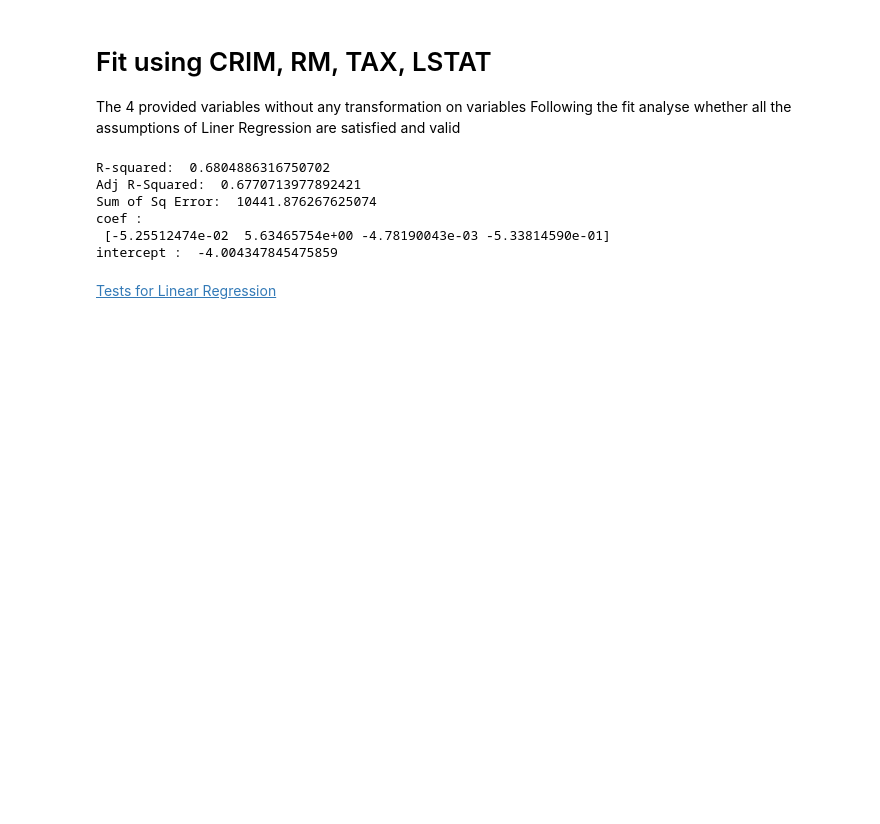
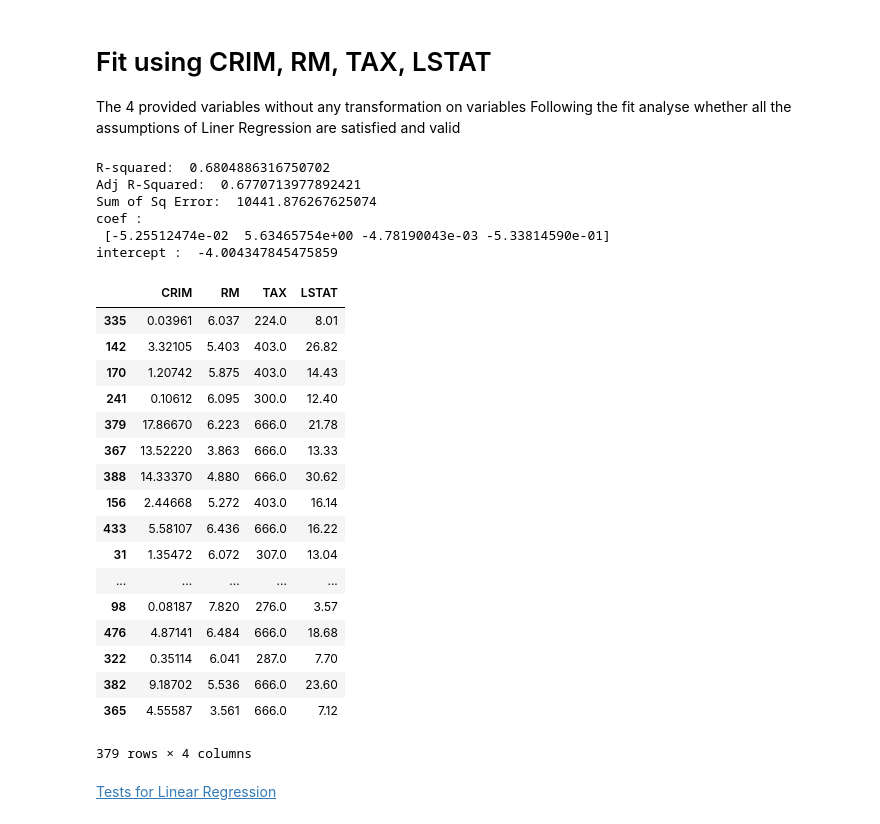
Before and after one commit to mohit-mhjn/forecasting, a Jupyter notebook: Week 2 - Linear Regression.ipynb, the cells around one changed output. Drawn from its saved outputs; the diff is of its cells as text; code cells hidden in the pictures; blank space fills up the shorter version.

```diff
--- a/Week 2 - Linear Regression.ipynb
+++ b/Week 2 - Linear Regression.ipynb
@@ -220,6 +220,27 @@ Sum of Sq Error:  10441.876267625074
 coef :
  [-5.25512474e-02  5.63465754e+00 -4.78190043e-03 -5.33814590e-01]
 intercept :  -4.004347845475859
+# %%
+X
+# %% [output]
+|  | CRIM | RM | TAX | LSTAT |
+| 335 | 0.03961 | 6.037 | 224.0 | 8.01 |
+| 142 | 3.32105 | 5.403 | 403.0 | 26.82 |
+| 170 | 1.20742 | 5.875 | 403.0 | 14.43 |
+| 241 | 0.10612 | 6.095 | 300.0 | 12.40 |
+| 379 | 17.86670 | 6.223 | 666.0 | 21.78 |
+| 367 | 13.52220 | 3.863 | 666.0 | 13.33 |
+| 388 | 14.33370 | 4.880 | 666.0 | 30.62 |
+| 156 | 2.44668 | 5.272 | 403.0 | 16.14 |
+| 433 | 5.58107 | 6.436 | 666.0 | 16.22 |
+| 31 | 1.35472 | 6.072 | 307.0 | 13.04 |
+| ... | ... | ... | ... | ... |
+| 98 | 0.08187 | 7.820 | 276.0 | 3.57 |
+| 476 | 4.87141 | 6.484 | 666.0 | 18.68 |
+| 322 | 0.35114 | 6.041 | 287.0 | 7.70 |
+| 382 | 9.18702 | 5.536 | 666.0 | 23.60 |
+| 365 | 4.55587 | 3.561 | 666.0 | 7.12 |
+379 rows × 4 columns
 # %% [markdown]
 [Tests for Linear Regression](https://www.statisticssolutions.com/assumptions-of-multiple-linear-regression/)
 # %%
```
Also changed, not shown: 5 other files.
